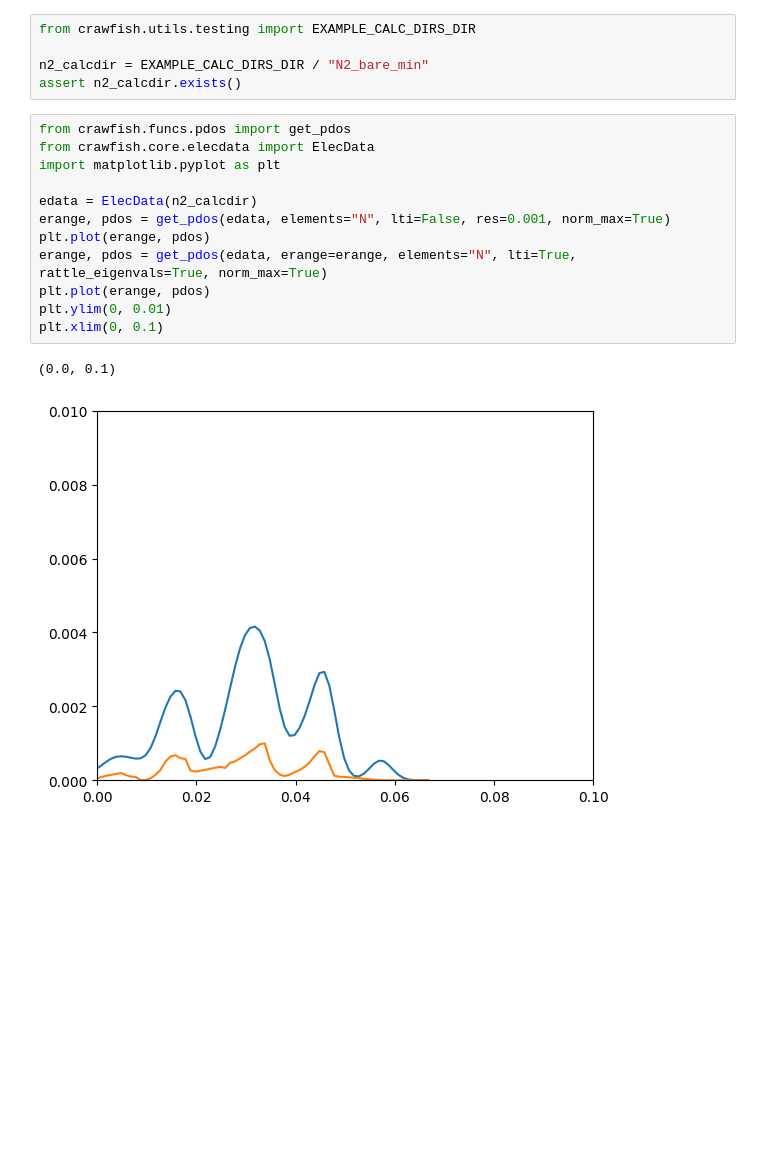
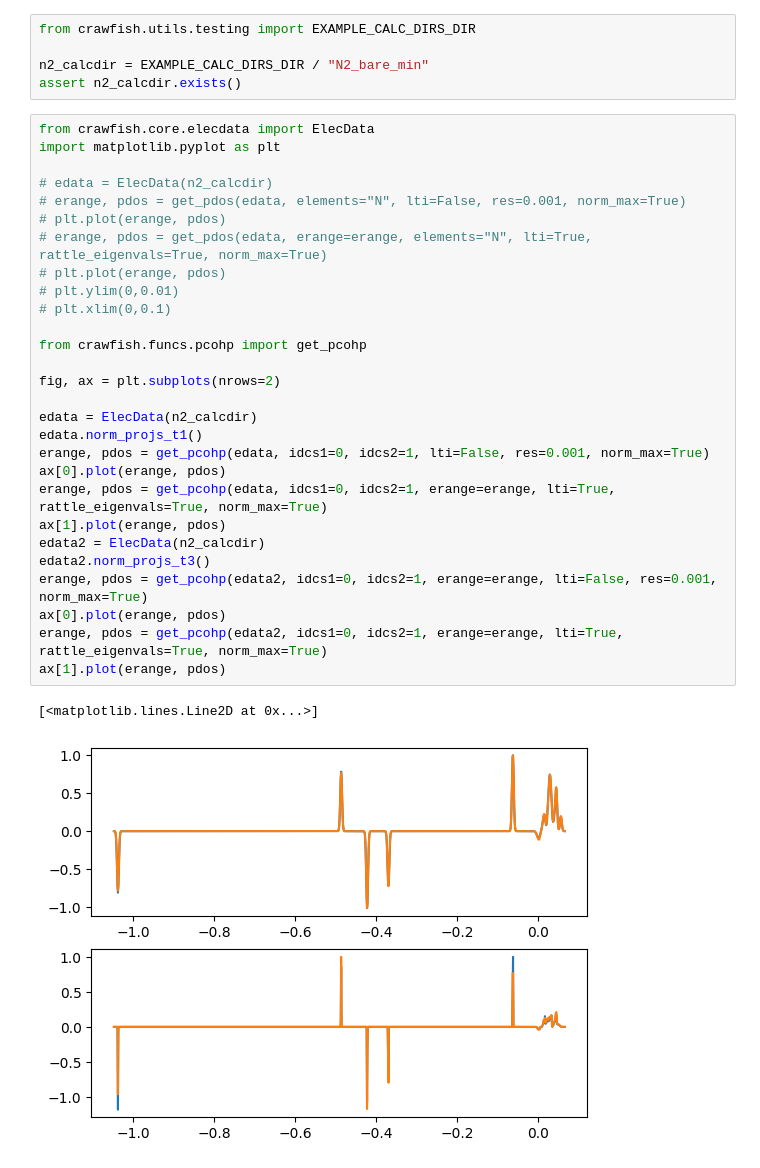
Before and after one commit to benrich37/crawfish, a Jupyter notebook: examples/N2.ipynb, the cells around one changed output. Drawn from its saved outputs; the diff is of its cells as text; blank space fills up the shorter version.

```diff
--- a/examples/N2.ipynb
+++ b/examples/N2.ipynb
@@ -4,17 +4,33 @@ from crawfish.utils.testing import EXAMPLE_CALC_DIRS_DIR
 n2_calcdir = EXAMPLE_CALC_DIRS_DIR / "N2_bare_min"
 assert n2_calcdir.exists()
 # %%
-from crawfish.funcs.pdos import get_pdos
 from crawfish.core.elecdata import ElecData
 import matplotlib.pyplot as plt
 
+# edata = ElecData(n2_calcdir)
+# erange, pdos = get_pdos(edata, elements="N", lti=False, res=0.001, norm_max=True)
+# plt.plot(erange, pdos)
+# erange, pdos = get_pdos(edata, erange=erange, elements="N", lti=True, rattle_eigenvals=True, norm_max=True)
+# plt.plot(erange, pdos)
+# plt.ylim(0,0.01)
+# plt.xlim(0,0.1)
+
+from crawfish.funcs.pcohp import get_pcohp
+
+fig, ax = plt.subplots(nrows=2)
+
 edata = ElecData(n2_calcdir)
-erange, pdos = get_pdos(edata, elements="N", lti=False, res=0.001, norm_max=True)
-plt.plot(erange, pdos)
-erange, pdos = get_pdos(edata, erange=erange, elements="N", lti=True, rattle_eigenvals=True, norm_max=True)
-plt.plot(erange, pdos)
-plt.ylim(0, 0.01)
-plt.xlim(0, 0.1)
+edata.norm_projs_t1()
+erange, pdos = get_pcohp(edata, idcs1=0, idcs2=1, lti=False, res=0.001, norm_max=True)
+ax[0].plot(erange, pdos)
+erange, pdos = get_pcohp(edata, idcs1=0, idcs2=1, erange=erange, lti=True, rattle_eigenvals=True, norm_max=True)
+ax[1].plot(erange, pdos)
+edata2 = ElecData(n2_calcdir)
+edata2.norm_projs_t3()
+erange, pdos = get_pcohp(edata2, idcs1=0, idcs2=1, erange=erange, lti=False, res=0.001, norm_max=True)
+ax[0].plot(erange, pdos)
+erange, pdos = get_pcohp(edata2, idcs1=0, idcs2=1, erange=erange, lti=True, rattle_eigenvals=True, norm_max=True)
+ax[1].plot(erange, pdos)
 # %% [output]
-(0.0, 0.1)
+[<matplotlib.lines.Line2D at 0x...>]
-[figure, old version]
+[figure, new version]
```
Also changed, not shown: parts of 2 cells of this notebook, 8 other files.
